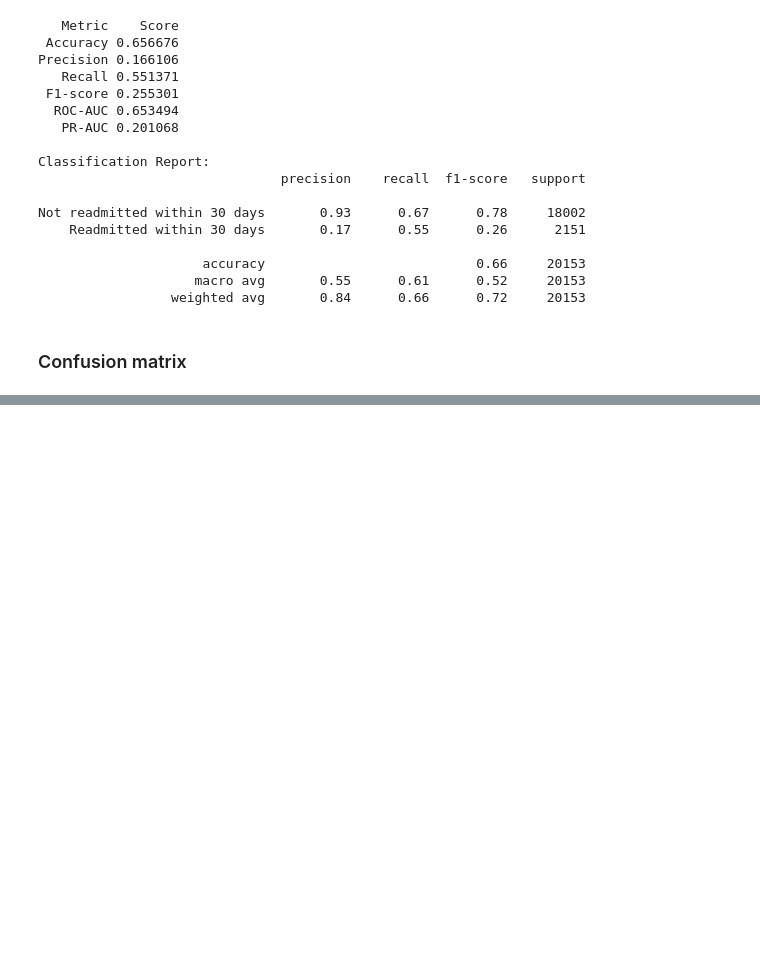
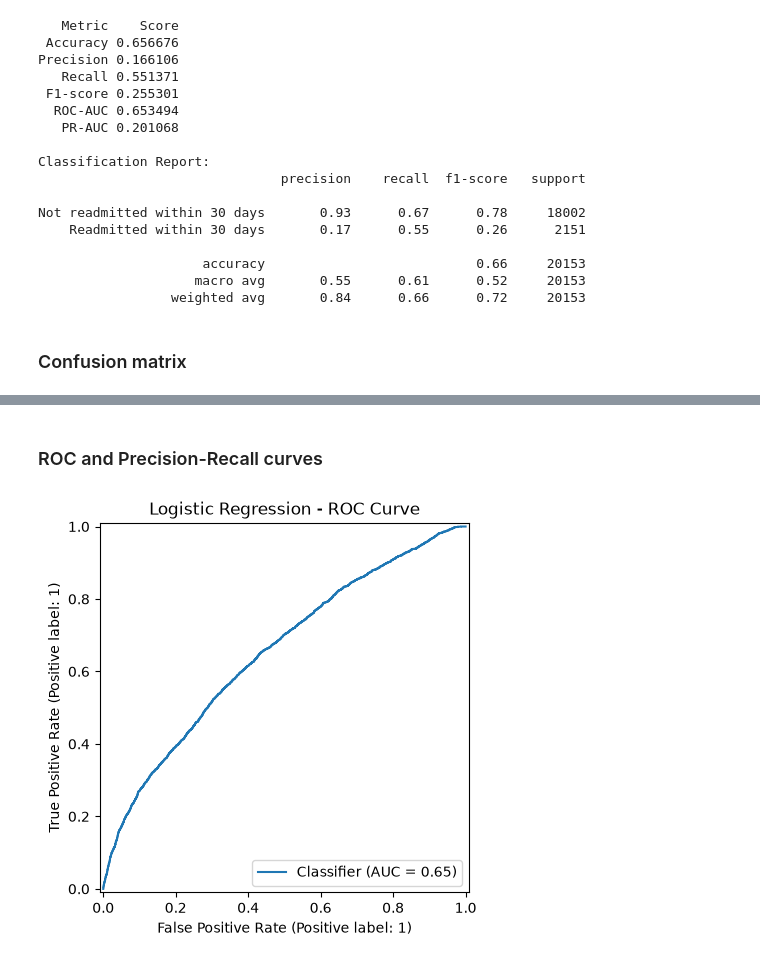
Before and after one commit to Monica-Sithole/StadioCare-Readmission-Prediction, a Jupyter notebook: src/LogisticRegression model.ipynb, the cells around one changed output, grey strips where cells are left out. Drawn from its saved outputs; the diff is of its cells as text; code cells hidden in the pictures; blank space fills up the shorter version.

```diff
--- a/src/LogisticRegression model.ipynb
+++ b/src/LogisticRegression model.ipynb
@@ -202,0 +219,13 @@ Not readmitted within 30 days       0.93      0.67      0.78     18002
+# %% [markdown]
+### ROC and Precision-Recall curves
+# %%
+# ROC curve
+RocCurveDisplay.from_predictions(
+    y_test,
+    y_prob
+)
+
+plt.title("Logistic Regression - ROC Curve")
+plt.show()
+# %% [output]
+[figure, added]
```
Also changed, not shown: parts of 4 cells of this notebook, 3 other files.
